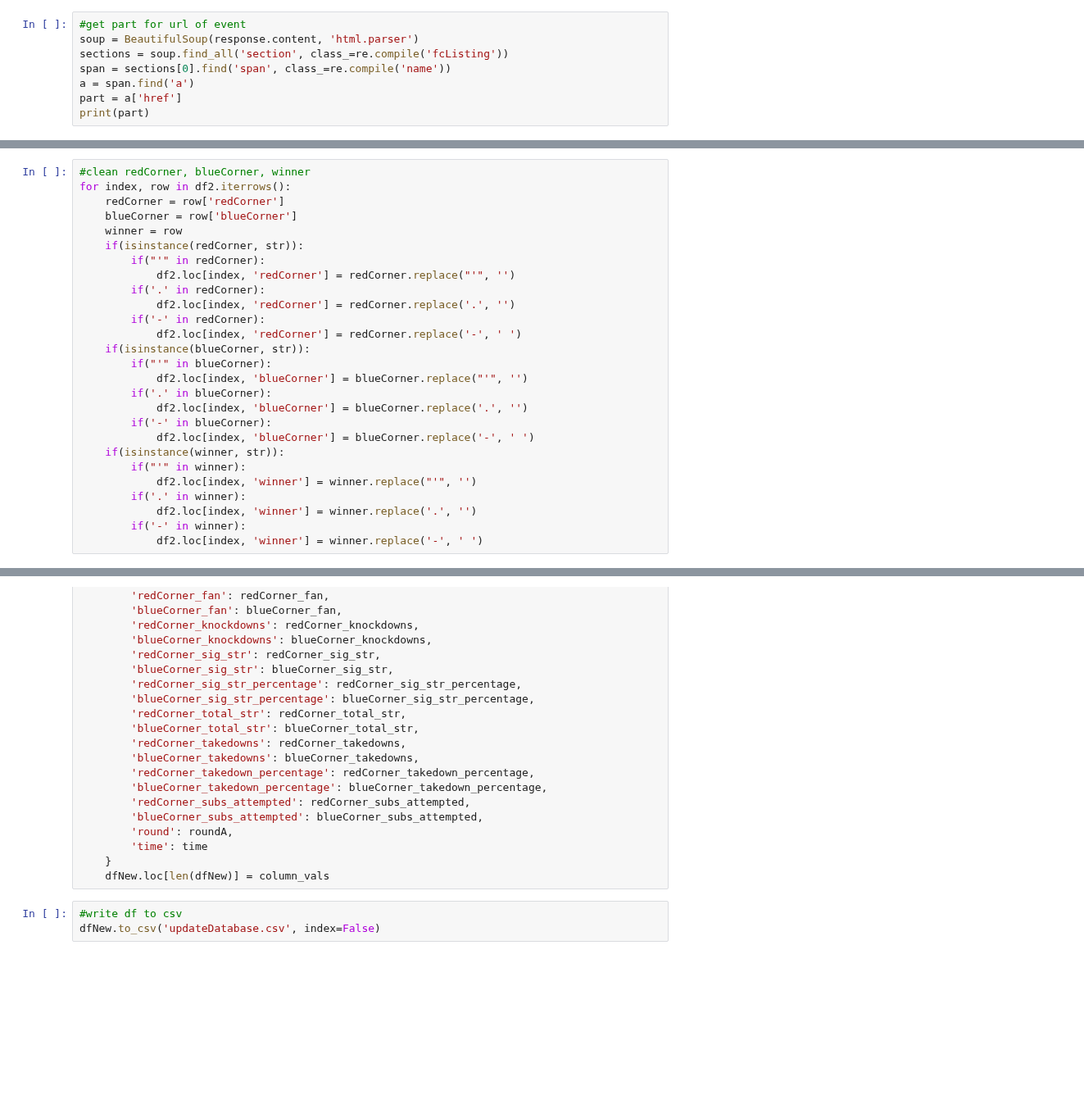
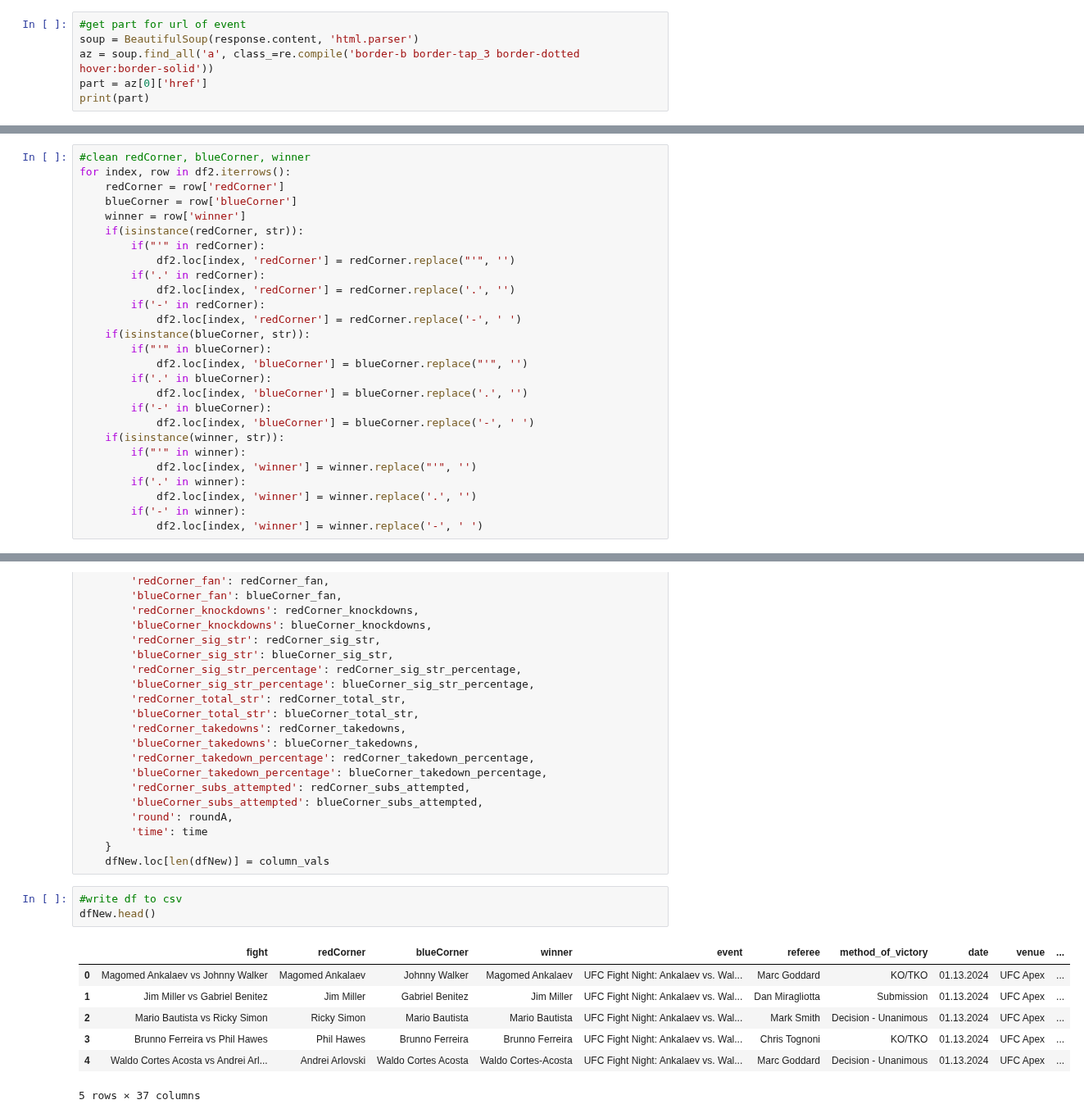
Before and after one commit to maxbraith/UFCModel, a Jupyter notebook: UFCModelGit/updateData/updateData.ipynb, the cells around one changed output, grey strips where cells are left out. Shown at 82% size. Drawn from its saved outputs; the diff is of its cells as text; blank space fills up the shorter version.

```diff
--- a/UFCModelGit/updateData/updateData.ipynb
+++ b/UFCModelGit/updateData/updateData.ipynb
@@ -128,9 +128,7 @@ print(response)
 # %%
 #get part for url of event
 soup = BeautifulSoup(response.content, 'html.parser')
-sections = soup.find_all('section', class_=re.compile('fcListing'))
-span = sections[0].find('span', class_=re.compile('name'))
-a = span.find('a')
-part = a['href']
+az = soup.find_all('a', class_=re.compile('border-b border-tap_3 border-dotted hover:border-solid'))
+part = az[0]['href']
 print(part)
 # %% [output]
@@ -840,7 +846,7 @@ for char in chars2rep:
 for index, row in df2.iterrows():
     redCorner = row['redCorner']
     blueCorner = row['blueCorner']
-    winner = row
+    winner = row['winner']
     if(isinstance(redCorner, str)):
         if("'" in redCorner):
             df2.loc[index, 'redCorner'] = redCorner.replace("'", '')
@@ -1523,4 +1529,12 @@ for (index, row), (index2, row2) in zip(df.iterrows(), df2.iterrows()):
     dfNew.loc[len(dfNew)] = column_vals
 # %%
 #write df to csv
-dfNew.to_csv('updateDatabase.csv', index=False)
+dfNew.head()
+# %% [output]
+|  | fight | redCorner | blueCorner | winner | event | referee | method_of_victory | date | venue | ... |
+| 0 | Magomed Ankalaev vs Johnny Walker | Magomed Ankalaev | Johnny Walker | Magomed Ankalaev | UFC Fight Night: Ankalaev vs. Wal... | Marc Goddard | KO/TKO | 01.13.2024 | UFC Apex | ... |
+| 1 | Jim Miller vs Gabriel Benitez | Jim Miller | Gabriel Benitez | Jim Miller | UFC Fight Night: Ankalaev vs. Wal... | Dan Miragliotta | Submission | 01.13.2024 | UFC Apex | ... |
+| 2 | Mario Bautista vs Ricky Simon | Ricky Simon | Mario Bautista | Mario Bautista | UFC Fight Night: Ankalaev vs. Wal... | Mark Smith | Decision - Unanimous | 01.13.2024 | UFC Apex | ... |
+| 3 | Brunno Ferreira vs Phil Hawes | Phil Hawes | Brunno Ferreira | Brunno Ferreira | UFC Fight Night: Ankalaev vs. Wal... | Chris Tognoni | KO/TKO | 01.13.2024 | UFC Apex | ... |
+| 4 | Waldo Cortes Acosta vs Andrei Arl... | Andrei Arlovski | Waldo Cortes Acosta | Waldo Cortes-Acosta | UFC Fight Night: Ankalaev vs. Wal... | Marc Goddard | Decision - Unanimous | 01.13.2024 | UFC Apex | ... |
+5 rows × 37 columns
```
Also changed, not shown: parts of 11 cells of this notebook, 10 other files.
